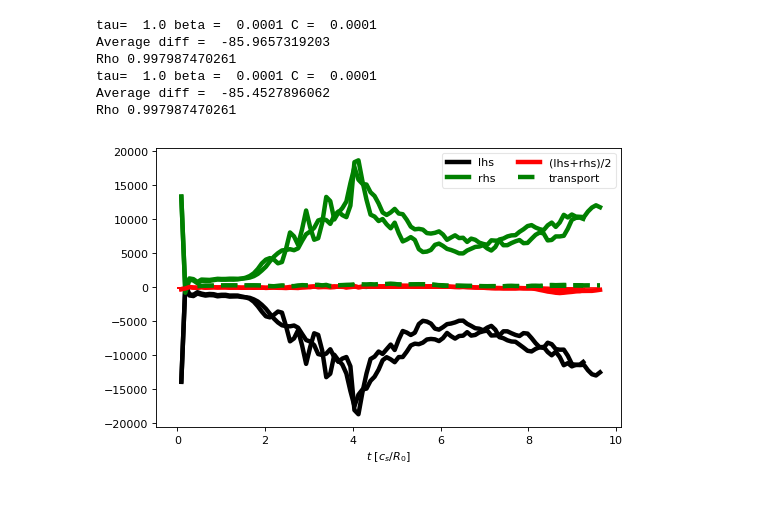
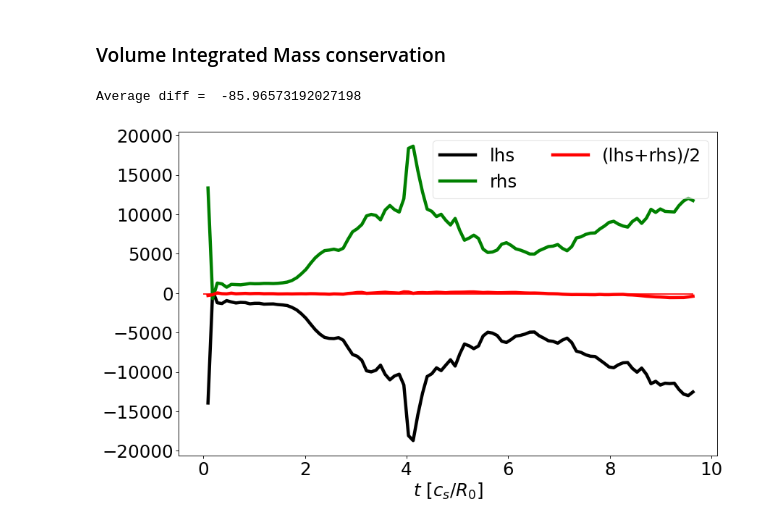
Before and after one commit to mwiesenberger/data-analysis-3d, a Jupyter notebook: Conservation.ipynb, the cells around one changed output. Cells and saved outputs as stored; diff of their text form; code cells hidden in the pictures.

Commit message:
Add more plots and descriptions

```diff
--- a/Conservation.ipynb
+++ b/Conservation.ipynb
@@ -17,5 +17,6 @@ diag = simplesim.Manager( executable="./feltordiag.sh", directory="diag", filety
 plot = simplesim.Manager( executable ="./feltorplot.sh", directory="plot", filetype = "nc")
 # %%
 content = data.table()
+content.pop() # Temporary easy work with only one list element
 print( f"The database contains {np.size(content)} elements")
 # %% [output]
@@ -146,74 +118,52 @@ Confinement time  [ 0.0307239   0.03265039]
+# %% [markdown]
+### Volume Integrated Mass conservation
 # %%
+fig,ax=plt.subplots(1,1,figsize=(2*6,2*3.7),dpi= 80, facecolor='w', edgecolor='k')
+for file in content :
 
-fig,ax=plt.subplots(1,1,figsize=(1.25*6,1.25*3.7),dpi= 80, facecolor='w', edgecolor='k')
-for file in content :
     dset = Dataset( diag.outfile(file), 'r')
     #print( dset)
     params = json.loads( dset.inputfile )
     time = dset['time'][:]
     timett = np.append(2*time[len(time)-1] -time[len(time)-2], time ) # extrapolate
     deltat = np.diff(timett)
-    rho = dset['rho'][:]
-    area = dset['psi_area'][:]
-    volume = dset['psi_vol'][:]
-    #print(rho)
-
-    print("tau= ", params['physical']['tau'], "beta = ", params['physical']['beta'], "C = ", params['physical']['resistivity'])
 
     mass =dset.variables['electrons_ifs_lcfs'][:]
     masstt=np.append(np.zeros(1),mass, axis=0)
-    # mass = (mass - mass[,:])
-    #print( np.shape( mass))
-    # masstt=np.append(np.zeros((1,len(rho))),mass, axis=0)
-    #print( np.shape( mass))
+
     deltamass = np.diff(masstt,axis=0)/deltat
     source = dset.variables['sne_tt_ifs_lcfs'][:]/deltat
     deltamass-=source
-    #print( np.shape( dmassdt))
     jvne= dset['jvneE_tt_ifs_lcfs'][:]/deltat
     jvne+=dset['jvneC_tt_ifs_lcfs'][:]/deltat
     jvne+=dset['jvneA_tt_ifs_lcfs'][:]/deltat
     divjvnepar=dset['divjnepar_tt_ifs_lcfs'][:]/deltat
     #jvne+=divjvnepar
 
     diff_perp = dset["lneperp_tt_ifs_lcfs"][:]/deltat
     rhs = jvne-diff_perp
     diff = (deltamass + rhs)/2
 
     average_diff = np.mean(diff[1:])
     print( "Average diff = ", average_diff)
-    print( "Rho", rho[idx])
     plt.plot(time[1:]*timescale,deltamass[1:], color='k', marker='',
               ls='-', lw=4,markeredgecolor='k', markersize=8, label="lhs")
     plt.plot(time[1:]*timescale,rhs[1:], color='g', marker='',
               ls='-', lw=4,markeredgecolor='g', markersize=8, label="rhs")
     plt.plot(time[1:]*timescale,diff[1:], color='r', marker='',ls='-',
               lw=4,markeredgecolor='r', markersize=8, label="(lhs+rhs)/2")
     plt.hlines(average_diff, time[0]*timescale, time[len(time)-1]*timescale, color='r')
-    plt.plot(time[min_idx:]*timescale,divjvnepar[min_idx:], color='g', marker='',
-               ls='--', lw = 4, label="parallel")
-    # plt.plot(time[min_idx:]*timescale,jvne_lcfs[min_idx:,idx], color='g', marker='',
-    #           ls='-.', lw = 4, label="transport")
+#     plt.plot(time[min_idx:]*timescale,divjvnepar[min_idx:], color='g', marker='',
+#              ls='--', lw = 4, label="parallel")
 
-    # idx= 41
-    # print( rho[idx])
-    # plt.plot(time[min_idx :]*timescale,jvne[min_idx:,idx], color=v[0], marker='',ls='-',lw=4,markeredgecolor='k', markersize=8, label=v[1])
     handles, labels = plt.gca().get_legend_handles_labels()
     plt.legend(handles, labels, loc='upper right',numpoints=1,ncol=2,
                    fontsize='medium',framealpha=0.5)
     dset.close()
 
 plt.xlabel(r"$t\ [c_s/R_0]$")
-# plt.ylabel(r"$\frac{1}{A}\int dA \cdot nu\ [n_0c_s]$")
-# plt.xlim(8500,9500)
-# plt.ylim(0,0.025)
-# plt.ylim(0,30000)
+
 plt.show(   )
 # %% [output]
-tau=  1.0 beta =  0.0001 C =  0.0001
-Average diff =  -85.9657319203
-Rho 0.997987470261
-tau=  1.0 beta =  0.0001 C =  0.0001
-Average diff =  -85.4527896062
-Rho 0.997987470261
+Average diff =  -85.96573192027198
-[figure, old version]
+[figure, new version]
```
Also changed, not shown: parts of 11 cells of this notebook.
